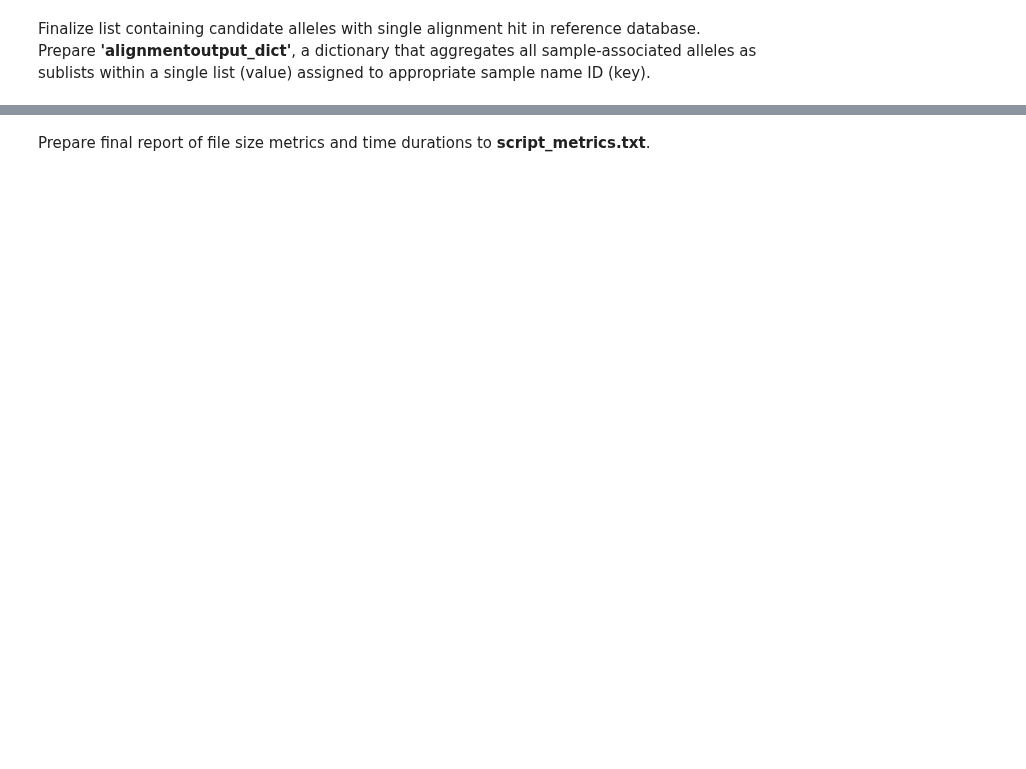
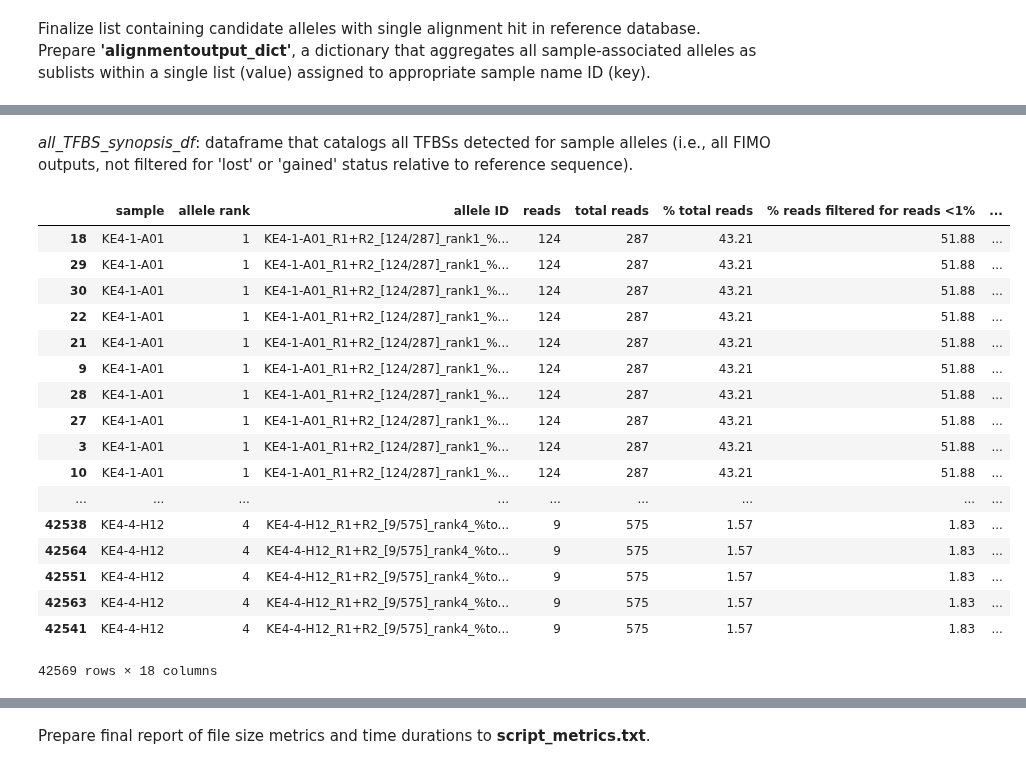
Before and after one commit to YamamotoLabUCSF/CollatedMotifs, a Jupyter notebook: CollatedMotifs-with_user-set_pval.ipynb, the cells around one changed output, grey strips where cells are left out. Drawn from its saved outputs; the diff is of its cells as text; code cells hidden in the pictures; blank space fills up the shorter version.

```diff
--- a/CollatedMotifs-with_user-set_pval.ipynb
+++ b/CollatedMotifs-with_user-set_pval.ipynb
@@ -1318,0 +2453,21 @@ for sample in dict_allele_TFBS_synopsis:
+# %%
+# clean up interpreted_TFBS_synopsis_df; some sample alleles have been assigned rows that include the
+# label 'no TFBS predicted as lost or gained in allele', because of order of operations above,
+# but in fact have TFBS(s) predicted as lost or gained; find and remove these rows from interpreted_TFBS_synopsis_df
+# (in new dataframe called interpreted_TFBS_syopsis_df_updated)
+suspects = []
+for sample in allele_rank_count_list:
+    for allele_rank in sample[1]:
+        for index1, row in interpreted_TFBS_synopsis_df.iterrows():
+            if row['sample'] == sample[0] and row['allele rank'] == allele_rank and row['interpretation'] == 'no TFBS predicted as lost or gained in allele':
+                test_singularity = True
+                for index, row in interpreted_TFBS_synopsis_df.iterrows():
+                    if row['sample'] == sample[0] and row['allele rank'] == allele_rank and row['interpretation'] != 'no TFBS predicted as lost or gained in allele':
+                        test_singularity = False
+                if test_singularity == True:
+                    pass
+                elif test_singularity == False:
+                    suspects.append((sample[0], allele_rank, index1))
+# %%
+index_drop_list = [i[2] for i in suspects]
+interpreted_TFBS_synopsis_df_updated = interpreted_TFBS_synopsis_df.drop(index_drop_list)
@@ -1318,0 +3049,3 @@ for sample in dict_allele_TFBS_synopsis:
+# %%
+samples_predicted_to_have_lost_TFBS_synopsis_df.drop_duplicates(inplace=True)
+samples_predicted_to_have_lost_TFBS_synopsis_df = samples_predicted_to_have_lost_TFBS_synopsis_df.reset_index(drop=True)
@@ -1318,0 +3161,2 @@ for sample in dict_allele_TFBS_synopsis:
+# %% [markdown]
+*all_TFBS_synopsis_df*: dataframe that catalogs all TFBSs detected for sample alleles (i.e., all FIMO outputs, not filtered for 'lost' or 'gained' status relative to reference sequence).
@@ -1318,0 +3224,37 @@ for sample in dict_allele_TFBS_synopsis:
+# %%
+# Add read count data
+read_count_list = [i.split('_')[2].strip('[]').split('/')[0] for i in all_TFBS_synopsis_df['allele ID'].to_list()]
+total_reads_list = [i.split('_')[2].strip('[]').split('/')[1] for i in all_TFBS_synopsis_df['allele ID'].to_list()]
+pct_total_reads_list = [i.split('_')[4].split(':')[1] for i in all_TFBS_synopsis_df['allele ID'].to_list()]
+pct_reads_filtered_for_1pct_list = [float(i.split('_')[7].split(':')[1]) if i.split('_')[7].split(':')[1] != 'None' else 0 for i in all_TFBS_synopsis_df['allele ID'].to_list()]
+pct_reads_filtered_for_10pct_list = [float(i.split('_')[8].split(':')[1]) if i.split('_')[8].split(':')[1] != 'None' else 0 for i in all_TFBS_synopsis_df['allele ID'].to_list()]
+
+all_TFBS_synopsis_df.insert(loc=3, column='reads', value=read_count_list)
+all_TFBS_synopsis_df.insert(loc=4, column='total reads', value=total_reads_list)
+all_TFBS_synopsis_df.insert(loc=5, column='% total reads', value=pct_total_reads_list)
+all_TFBS_synopsis_df.insert(loc=6, column='% reads filtered for reads <1%', value=pct_reads_filtered_for_1pct_list)
+all_TFBS_synopsis_df.insert(loc=7, column='% reads filtered for reads <10%', value=pct_reads_filtered_for_10pct_list)
+
+# Add column with allele comment (comment if appropriate)
+all_TFBS_synopsis_df['comment'] = ['note: inferred allele length <=50 bp; read may be primer dimer; consult fasta file for this inferred allele, and/or consider pre-processing fastq file (filter reads) prior to running CollatedMotifs' if i <=50 else '' for i in [len(x) for x in all_TFBS_synopsis_df['alignment query\n(allele sequence)'].to_list()]]
+
+all_TFBS_synopsis_df.sort_values(by=['sample','allele rank','TF',"strand","TFBS coordinate start (in allele)"],ascending=[True, True, True, True, True])
+# %% [output]
+|  | sample | allele rank | allele ID | reads | total reads | % total reads | % reads filtered for reads <1% | ... |
+| 18 | KE4-1-A01 | 1 | KE4-1-A01_R1+R2_[124/287]_rank1_%... | 124 | 287 | 43.21 | 51.88 | ... |
+| 29 | KE4-1-A01 | 1 | KE4-1-A01_R1+R2_[124/287]_rank1_%... | 124 | 287 | 43.21 | 51.88 | ... |
+| 30 | KE4-1-A01 | 1 | KE4-1-A01_R1+R2_[124/287]_rank1_%... | 124 | 287 | 43.21 | 51.88 | ... |
+| 22 | KE4-1-A01 | 1 | KE4-1-A01_R1+R2_[124/287]_rank1_%... | 124 | 287 | 43.21 | 51.88 | ... |
+| 21 | KE4-1-A01 | 1 | KE4-1-A01_R1+R2_[124/287]_rank1_%... | 124 | 287 | 43.21 | 51.88 | ... |
+| 9 | KE4-1-A01 | 1 | KE4-1-A01_R1+R2_[124/287]_rank1_%... | 124 | 287 | 43.21 | 51.88 | ... |
+| 28 | KE4-1-A01 | 1 | KE4-1-A01_R1+R2_[124/287]_rank1_%... | 124 | 287 | 43.21 | 51.88 | ... |
+| 27 | KE4-1-A01 | 1 | KE4-1-A01_R1+R2_[124/287]_rank1_%... | 124 | 287 | 43.21 | 51.88 | ... |
+| 3 | KE4-1-A01 | 1 | KE4-1-A01_R1+R2_[124/287]_rank1_%... | 124 | 287 | 43.21 | 51.88 | ... |
+| 10 | KE4-1-A01 | 1 | KE4-1-A01_R1+R2_[124/287]_rank1_%... | 124 | 287 | 43.21 | 51.88 | ... |
+| ... | ... | ... | ... | ... | ... | ... | ... | ... |
+| 42538 | KE4-4-H12 | 4 | KE4-4-H12_R1+R2_[9/575]_rank4_%to... | 9 | 575 | 1.57 | 1.83 | ... |
+| 42564 | KE4-4-H12 | 4 | KE4-4-H12_R1+R2_[9/575]_rank4_%to... | 9 | 575 | 1.57 | 1.83 | ... |
+| 42551 | KE4-4-H12 | 4 | KE4-4-H12_R1+R2_[9/575]_rank4_%to... | 9 | 575 | 1.57 | 1.83 | ... |
+| 42563 | KE4-4-H12 | 4 | KE4-4-H12_R1+R2_[9/575]_rank4_%to... | 9 | 575 | 1.57 | 1.83 | ... |
+| 42541 | KE4-4-H12 | 4 | KE4-4-H12_R1+R2_[9/575]_rank4_%to... | 9 | 575 | 1.57 | 1.83 | ... |
+42569 rows × 18 columns
```
Also changed, not shown: parts of 73 cells of this notebook.
